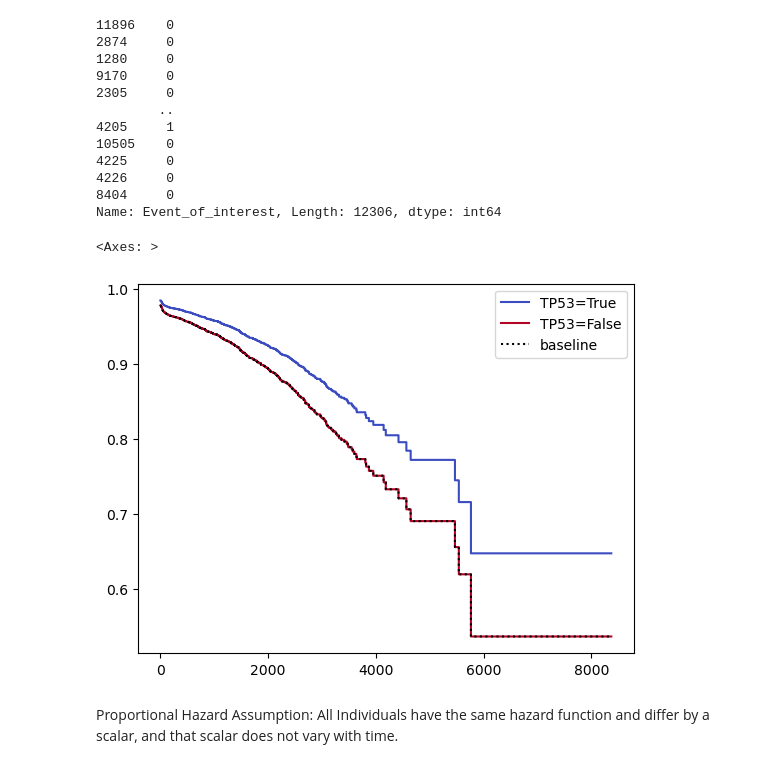
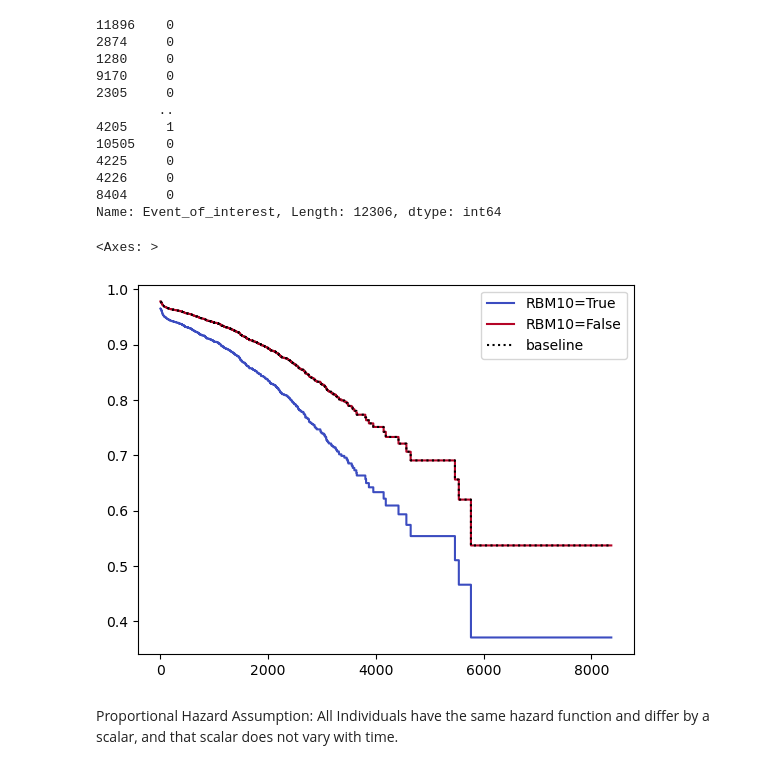
Before and after one commit to Roseille/SurvivalAnalyses, a Jupyter notebook: sample.ipynb, the cells around one changed output. Drawn from its saved outputs; the diff is of its cells as text; code cells hidden in the pictures.

Commit message:
Graphed partial effects on outcome of CPH for RBM10, NF1, and KRAS.

```diff
--- a/sample.ipynb
+++ b/sample.ipynb
@@ -45,11 +45,11 @@ Name: Event_of_interest, Length: 12306, dtype: int64
 # %%
 #Filter the df so that I don't get a value error because of the text columns...
 cph_df = sorted_df[['DT_SECONDCANCER_DEATH', 'Event_of_interest', 'TP53', 'CURRENT_AGE_DEID', 'KRAS', 'KEAP1', 'EGFR', 'STK11', 'RBM10', 'PTPRD', 'KMT2D', 'NF1', 'SMARCA4', 'ENDPT_SECONDCANCER_DEATH']]
 cph = CoxPHFitter()
 cph.fit(cph_df, duration_col = 'DT_SECONDCANCER_DEATH', event_col = 'Event_of_interest')
-cph.plot_partial_effects_on_outcome(covariates='TP53', values=[True, False], cmap='coolwarm')
+cph.plot_partial_effects_on_outcome(covariates='RBM10', values=[True, False], cmap='coolwarm')
 # %% [output]
 <Axes: >
-[figure, old version]
+[figure, new version]
 # %% [markdown]
 Proportional Hazard Assumption: All Individuals have the same hazard function and differ by a scalar, and that scalar does not vary with time.
```
Also changed, not shown: parts of 3 cells of this notebook.
